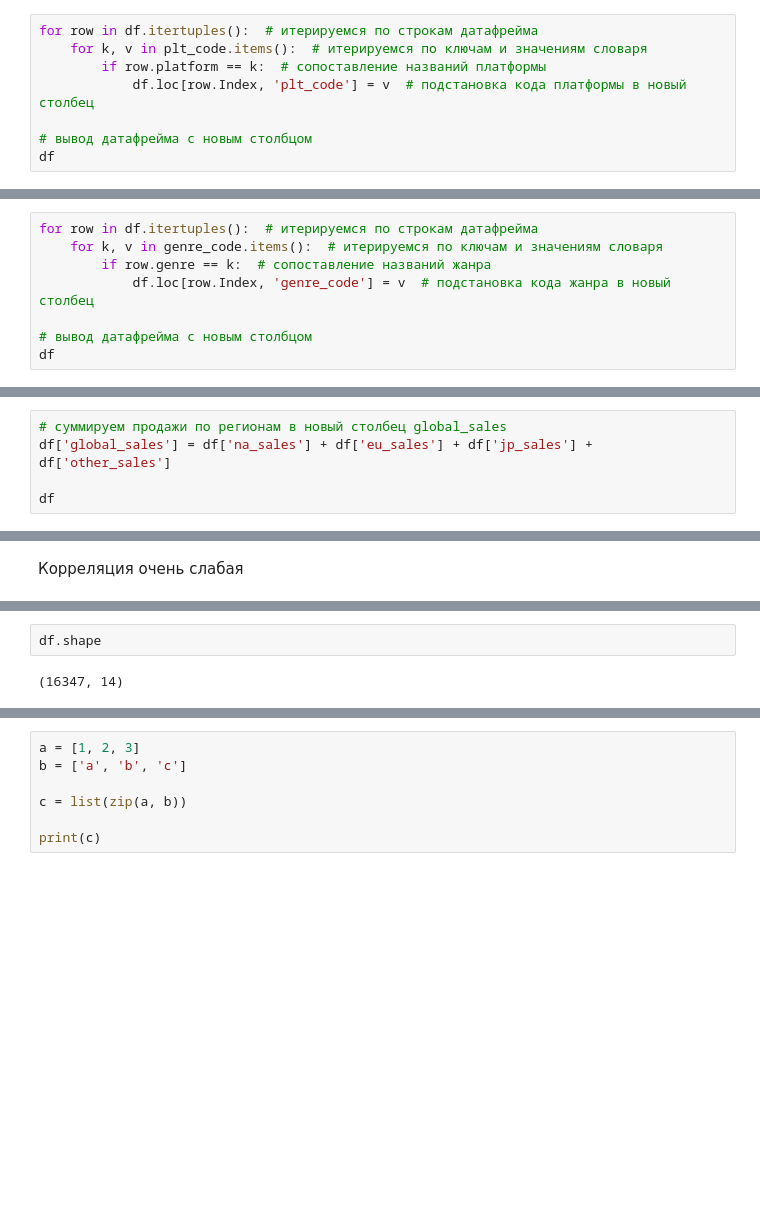
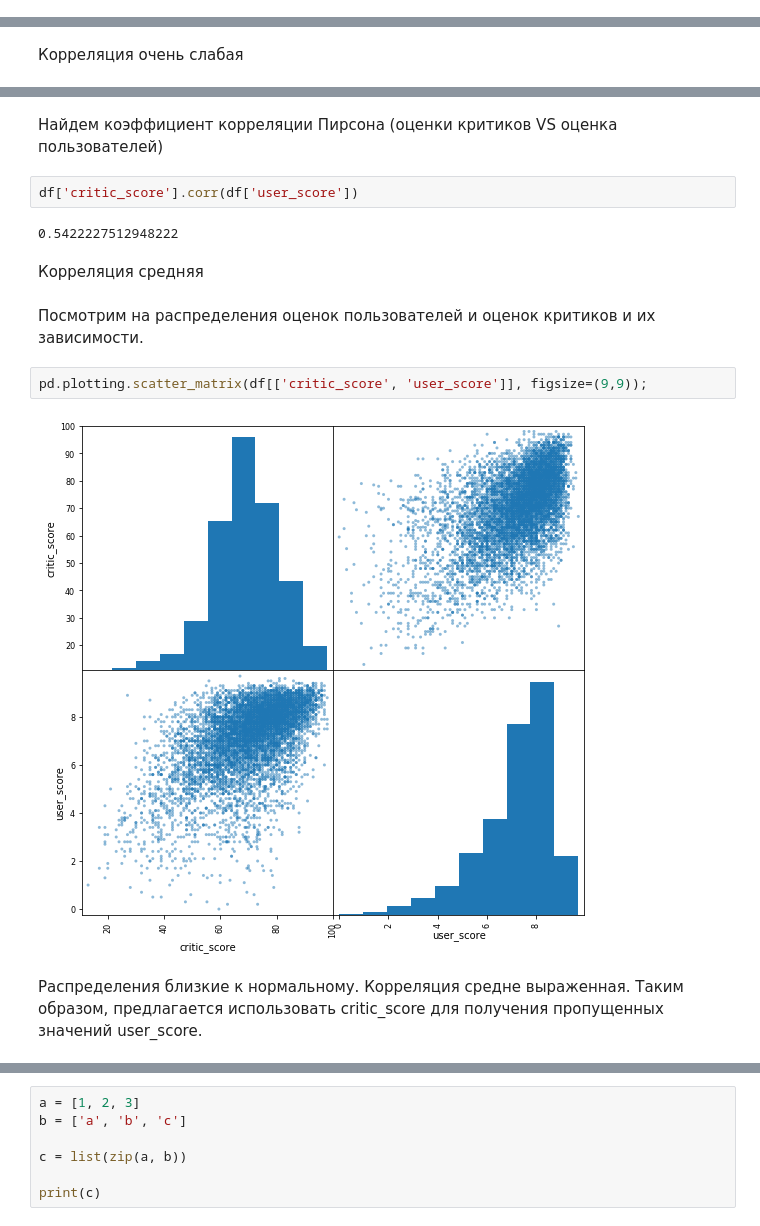
Before and after one commit to nktnlx/data_analysis_portfolio, a Jupyter notebook: video_games_sales.ipynb, the cells around one changed output, grey strips where cells are left out. Saved outputs shown, nothing was run; the diff lists cells and outputs as text; blank space fills up the shorter version.

```diff
--- a/video_games_sales.ipynb
+++ b/video_games_sales.ipynb
@@ -1036,8 +1018,0 @@ print(plt_code)
-# %%
-for row in df.itertuples():  # итерируемся по строкам датафрейма
-    for k, v in plt_code.items():  # итерируемся по ключам и значениям словаря
-        if row.platform == k:  # сопоставление названий платформы
-            df.loc[row.Index, 'plt_code'] = v  # подстановка кода платформы в новый столбец
-
-# вывод датафрейма с новым столбцом
-df
@@ -1081,8 +1026,0 @@ print(genre_code)
-# %%
-for row in df.itertuples():  # итерируемся по строкам датафрейма
-    for k, v in genre_code.items():  # итерируемся по ключам и значениям словаря
-        if row.genre == k:  # сопоставление названий жанра
-            df.loc[row.Index, 'genre_code'] = v  # подстановка кода жанра в новый столбец
-
-# вывод датафрейма с новым столбцом
-df
@@ -1113,5 +1032,0 @@ df['genre_code'].corr(df['critic_score'])
-# %%
-# суммируем продажи по регионам в новый столбец global_sales
-df['global_sales'] = df['na_sales'] + df['eu_sales'] + df['jp_sales'] + df['other_sales']
-
-df
@@ -1178,4 +1075,16 @@ df['global_sales'].corr(df['critic_score'])
-# %%
-df.shape
-# %% [output]
-(16347, 14)
+# %% [markdown]
+Найдем коэффициент корреляции Пирсона (оценки критиков VS оценка пользователей)
+# %%
+df['critic_score'].corr(df['user_score'])
+# %% [output]
+0.5422227512948222
+# %% [markdown]
+Корреляция средняя
+# %% [markdown]
+Посмотрим на распределения оценок пользователей и оценок критиков и их зависимости.
+# %%
+pd.plotting.scatter_matrix(df[['critic_score', 'user_score']], figsize=(9,9));
+# %% [output]
+[figure, added]
+# %% [markdown]
+Распределения близкие к нормальному. Корреляция средне выраженная. Таким образом, предлагается использовать critic_score для получения пропущенных значений user_score.
```
Also changed, not shown: parts of 62 cells of this notebook.
